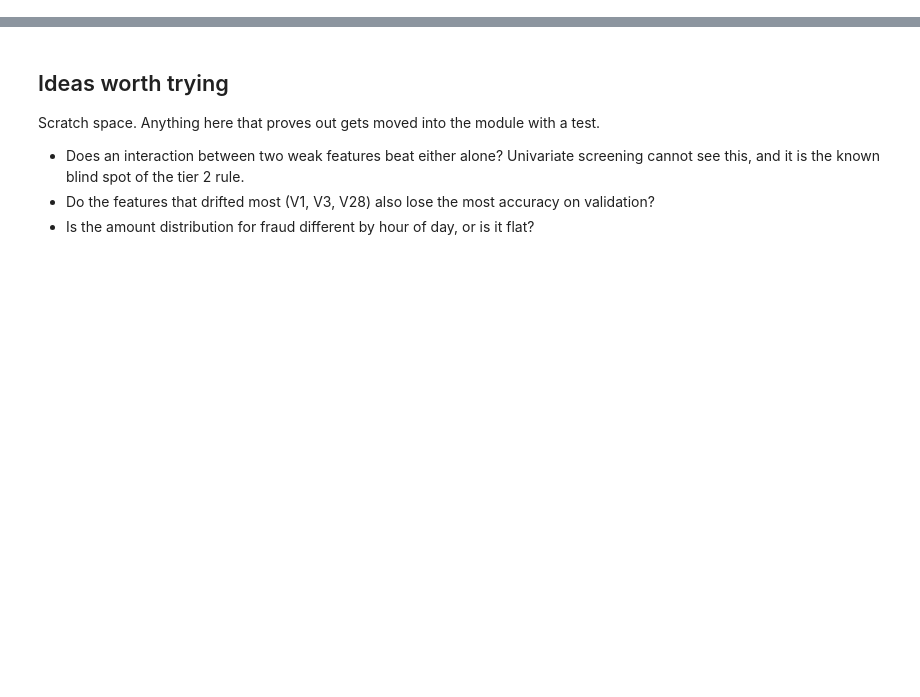
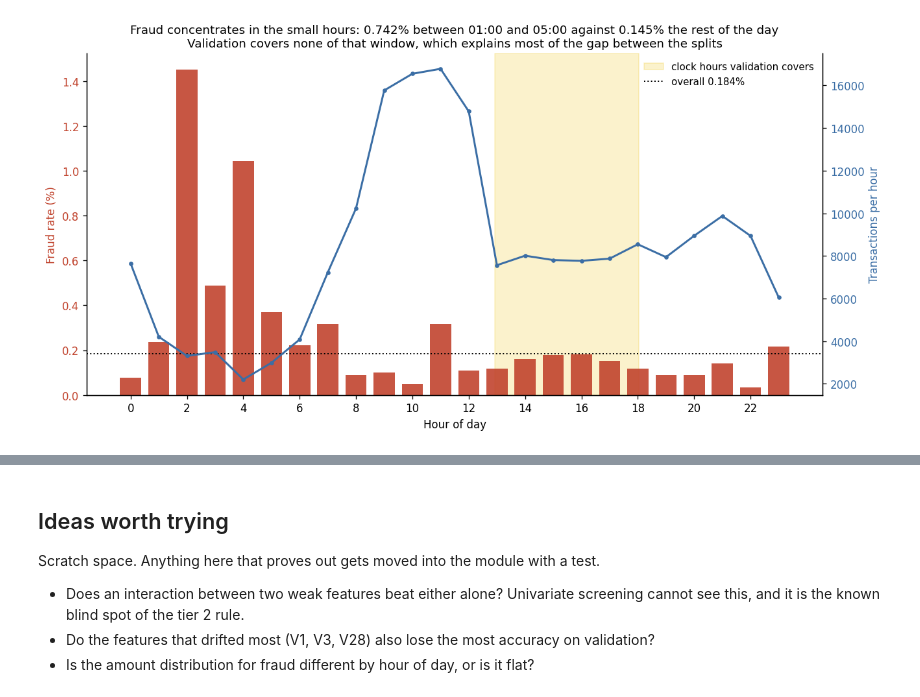
Before and after one commit to krishanthdev/fraud-detection-pipeline, a Jupyter notebook: notebooks/01_eda.ipynb, the cells around one changed output, grey strips where cells are left out. Saved outputs shown, nothing was run; the diff lists cells and outputs as text; code cells hidden in the pictures; blank space fills up the shorter version.

```diff
--- a/notebooks/01_eda.ipynb
+++ b/notebooks/01_eda.ipynb
@@ -46,0 +75,5 @@ print(f"one fraud case is worth {1 / train['Class'].sum():.2%} of recall")
+# %%
+plots.plot_fraud_by_hour(train, validation, config)
+show("07_fraud_by_hour.png")
+# %% [output]
+[figure, added]
```
Also changed, not shown: parts of 24 cells of this notebook, 3 other files.
